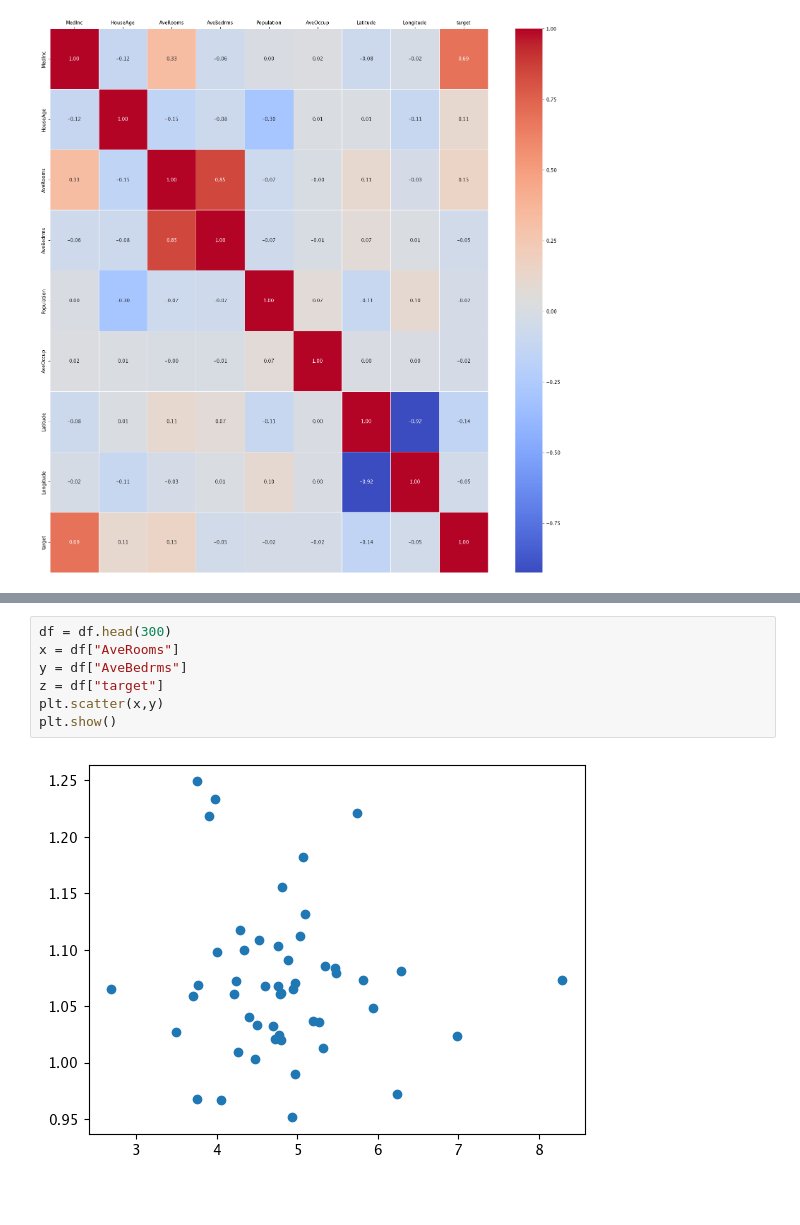
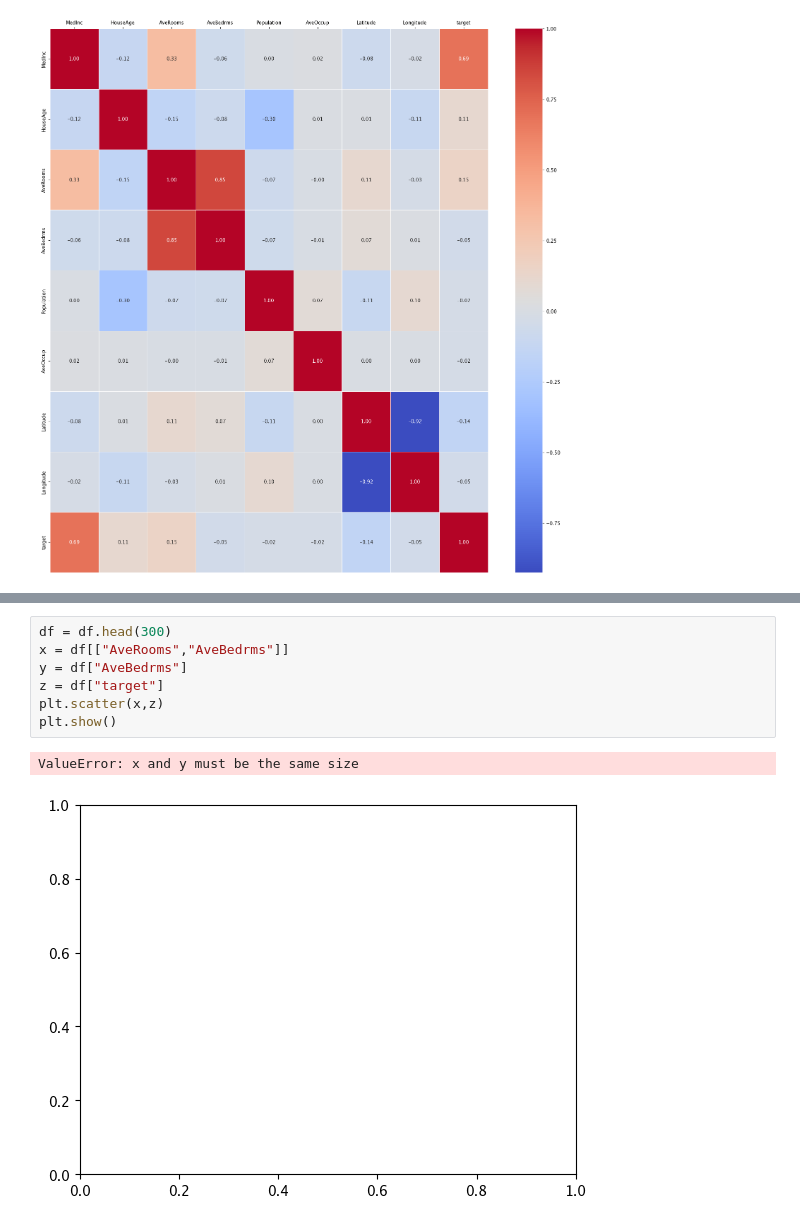
Before and after one commit to 1030Tim/MachineLearning, a Jupyter notebook: project/練習/pro.ipynb, the cells around one changed output, grey strips where cells are left out. Cells and saved outputs as stored; diff of their text form; blank space fills up the shorter version.

```diff
--- a/project/練習/pro.ipynb
+++ b/project/練習/pro.ipynb
@@ -59,9 +54,10 @@ AveOccup     -0.227332  1.000000
 # %%
 df = df.head(300)
-x = df["AveRooms"]
+x = df[["AveRooms","AveBedrms"]]
 y = df["AveBedrms"]
 z = df["target"]
-plt.scatter(x,y)
+plt.scatter(x,z)
 plt.show()
 # %% [output]
+ValueError: x and y must be the same size
-[figure, old version]
+[figure, new version]
```
Also changed, not shown: parts of 3 cells of this notebook, 2 other files.
